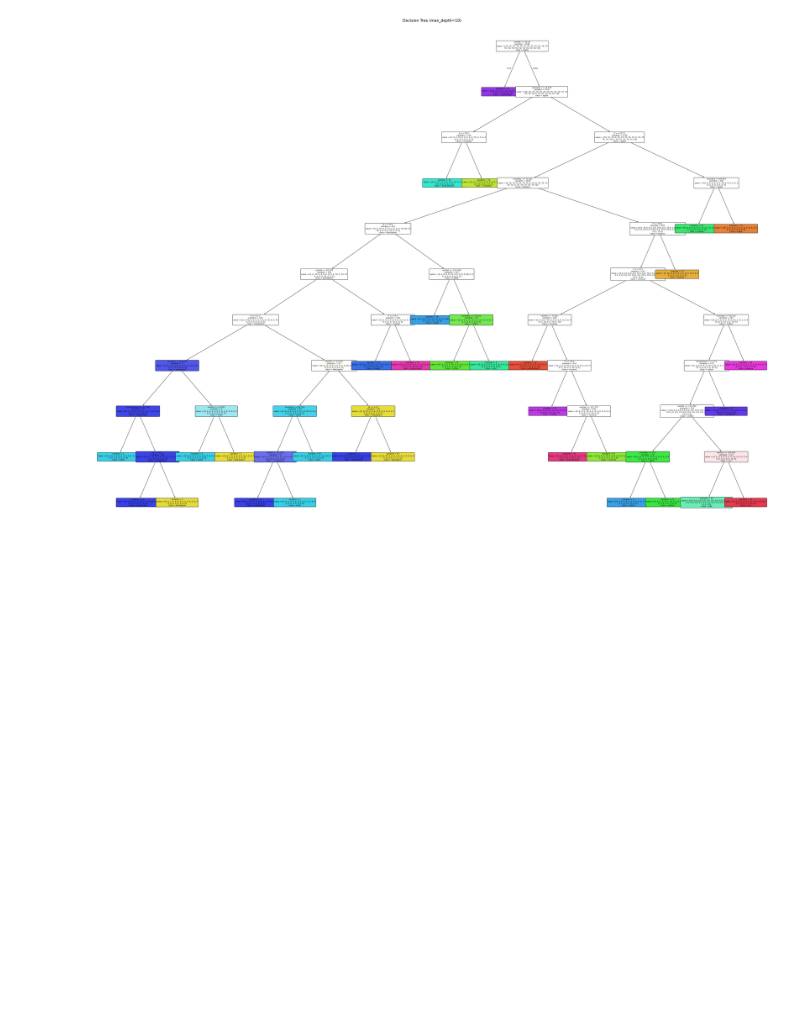
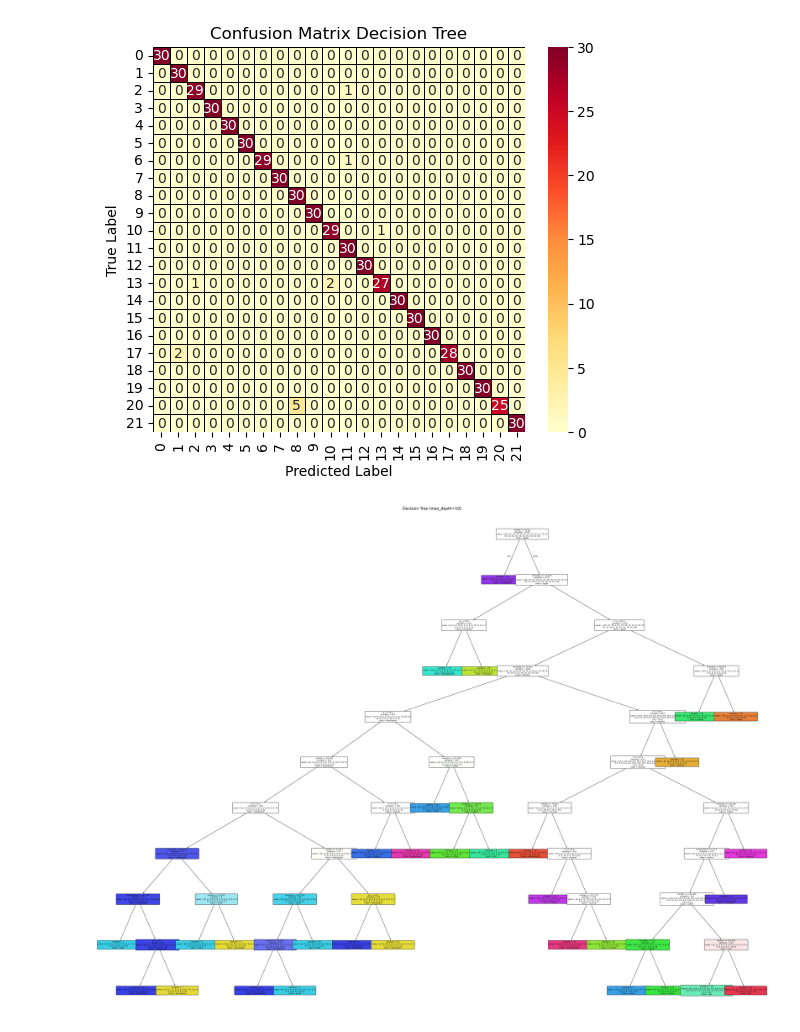
Before and after one commit to Joe-IA/Crop_classifier, a Jupyter notebook: DecisionTree.ipynb, the cells around one changed output. Cells and saved outputs as stored; diff of their text form; code cells hidden in the pictures; blank space fills up the shorter version.

Commit message:
SVM and Decision Tree V3

```diff
--- a/DecisionTree.ipynb
+++ b/DecisionTree.ipynb
@@ -31,22 +19,15 @@ X_train, X_test, y_train, y_test = train_test_split(
 # %%
 
-# 5) Usar GridSearchCV para optimizar max_depth del Decision Tree
-param_grid = {
+hyperparamaters = {
     "max_depth": list(range(1, 11))  # probamos profundidades de 1 a 10
 }
 
 dt = DecisionTreeClassifier(random_state=42)
-grid = GridSearchCV(
-    estimator=dt,
-    param_grid=param_grid,
-    cv=5,
-    scoring="accuracy",
-    n_jobs=-1
-)
 
-grid.fit(X_train, y_train)
+grid_decisiontree = GridSearchCV(estimator=dt,param_grid=hyperparamaters,cv=5,scoring="accuracy",n_jobs=-1)
 
-print("Mejor max_depth encontrado:", grid.best_params_["max_depth"])
-print("Mejor accuracy (CV) con ese max_depth: {:.4f}".format(grid.best_score_))
-print("\n" + "="*50 + "\n")
+grid_decisiontree.fit(X_train, y_train)
+
+best_decision_tree = grid_decisiontree.best_estimator_
+print("Best hyperparameters:", grid_decisiontree.best_params_)
 # %% [output]
@@ -64,10 +35,2 @@ DecisionTreeClassifier(max_depth=10, random_state=42)
 # %%
-# 7) Evaluar en el conjunto de prueba
-y_pred = dt_final.predict(X_test)
-acc_test = accuracy_score(y_test, y_pred)
-print(f"Accuracy en test (30%): {acc_test:.4f}\n")
-print("Reporte de clasificación en test:\n")
-print(classification_report(
-    y_test, y_pred, target_names=label_encoder.classes_, zero_division=0
-))
-print("\n" + "="*50 + "\n")
+y_pred = best_decision_tree.predict(X_test)
@@ -92 +58,11 @@ weighted avg       0.98      0.98      0.98       660
+# %%
+confusion_matrix = confusion_matrix(y_test, y_pred)
+plt.figure(figsize=(6, 5))
+sns.heatmap(confusion_matrix, annot=True, fmt="d", cmap="YlOrRd", linewidths=0.5, linecolor="black")
+plt.title('Confusion Matrix Decision Tree')
+plt.xlabel('Predicted Label')
+plt.ylabel('True Label')
+plt.show()
+# %% [output]
+[figure, added]
 # %%
```
Also changed, not shown: parts of 11 cells of this notebook, 2 other files.
